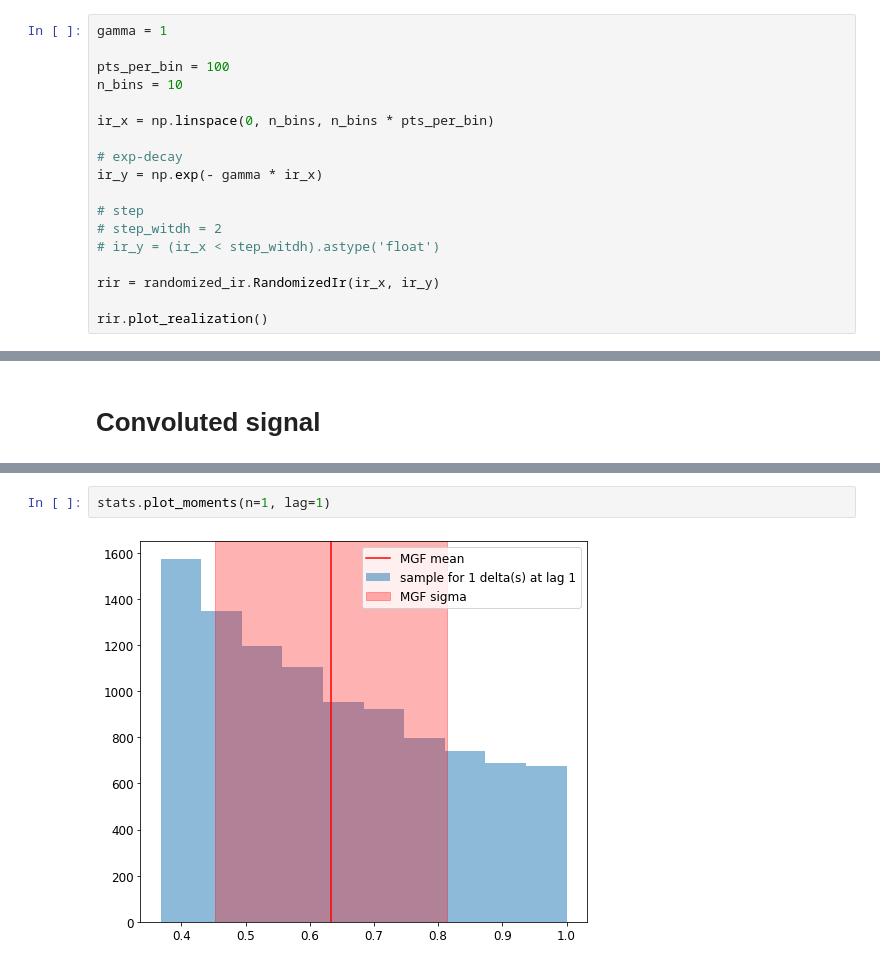
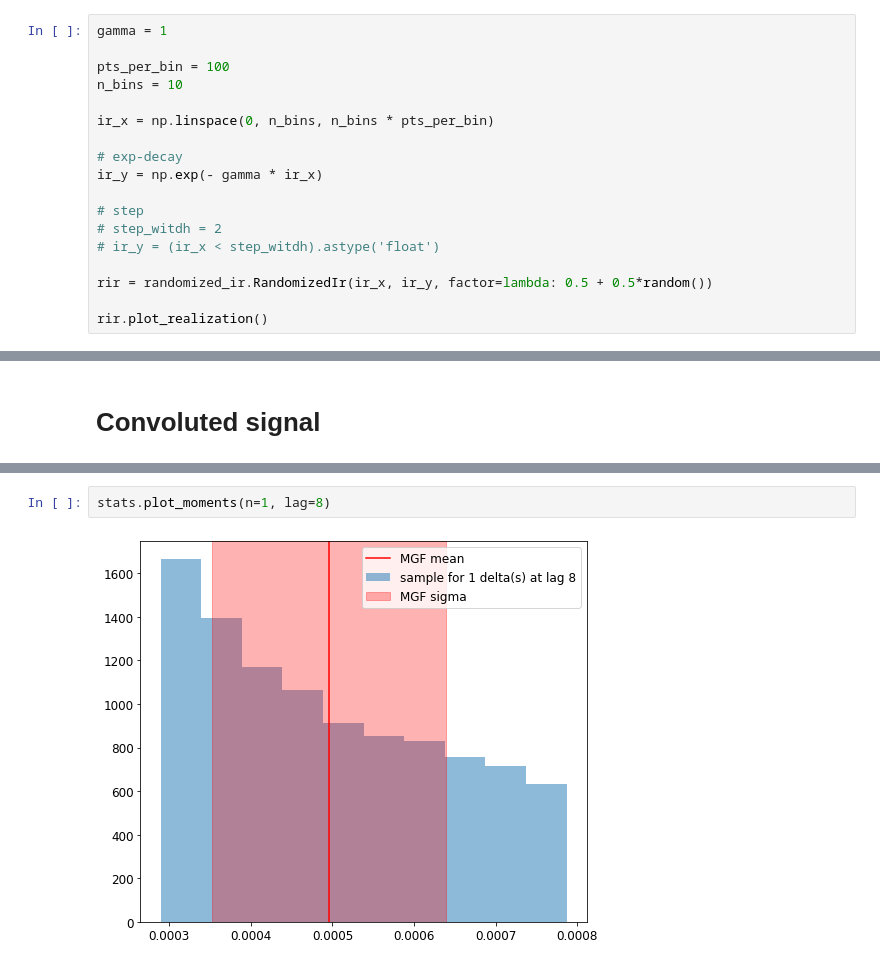
Before and after one commit to nj-vs-vh/master-thesis, a Jupyter notebook: demo.ipynb, the cells around one changed output, grey strips where cells are left out. Drawn from its saved outputs; the diff is of its cells as text.

```diff
--- a/demo.ipynb
+++ b/demo.ipynb
@@ -30,7 +31,7 @@ ir_y = np.exp(- gamma * ir_x)
 # step_witdh = 2
 # ir_y = (ir_x < step_witdh).astype('float')
 
-rir = randomized_ir.RandomizedIr(ir_x, ir_y)
+rir = randomized_ir.RandomizedIr(ir_x, ir_y, factor=lambda: 0.5 + 0.5*random())
 
 rir.plot_realization()
 # %% [output]
@@ -90,4 +92,4 @@ stats.plot_samples()
 # %%
-stats.plot_moments(n=1, lag=1)
+stats.plot_moments(n=1, lag=8)
 # %% [output]
-[figure, old version]
+[figure, new version]
```
Also changed, not shown: parts of 6 cells of this notebook, 3 other files.
